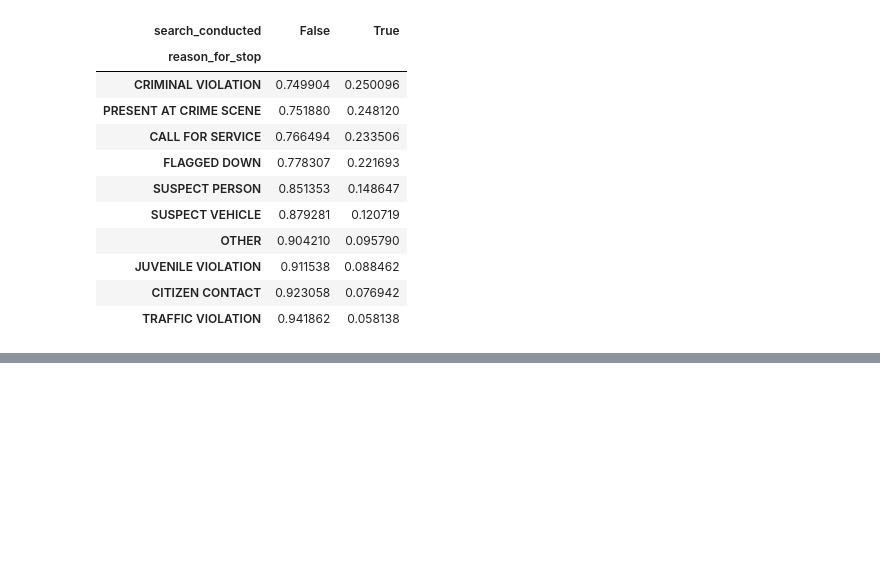
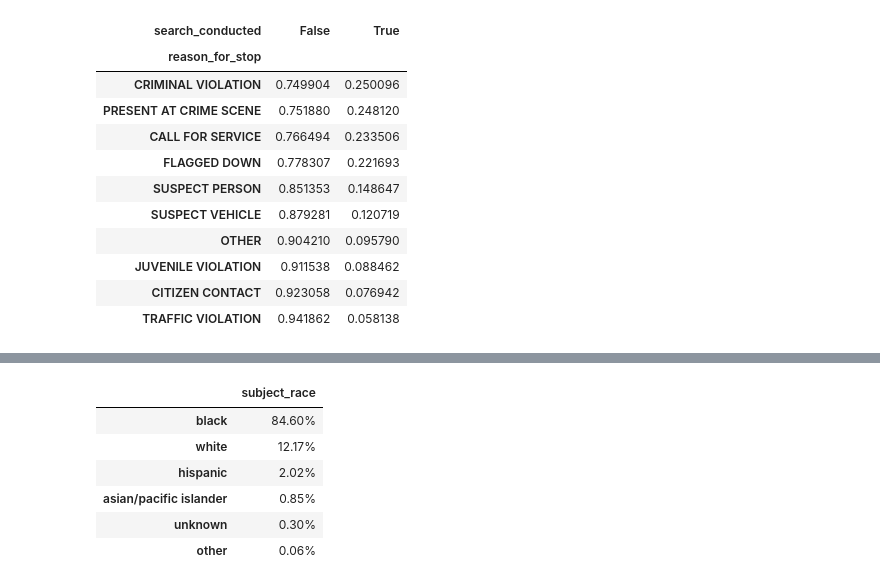
Before and after one commit to albertoabreu91/Practice_zone, a Jupyter notebook: New_Orleans_police.ipynb, the cells around one changed output, grey strips where cells are left out. Saved outputs shown, nothing was run; the diff lists cells and outputs as text; code cells hidden in the pictures; blank space fills up the shorter version.

```diff
--- a/New_Orleans_police.ipynb
+++ b/New_Orleans_police.ipynb
@@ -500,0 +567,16 @@ data_whites = data[data.subject_race == 'white']
+# %%
+(data_dist[data_dist.district == 4.0]
+.subject_race.value_counts(normalize=True)
+.apply(lambda x: x*100)
+.to_frame()
+.applymap("{0:.2f}%".format)
+.style.apply(lambda x: ['background: tomato' if c == x.max() else "" for c in x] , axis=0)
+)
+# %% [output]
+|  | subject_race |
+| black | 84.60% |
+| white | 12.17% |
+| hispanic | 2.02% |
+| asian/pacific islander | 0.85% |
+| unknown | 0.30% |
+| other | 0.06% |
```
Also changed, not shown: parts of 16 cells of this notebook.
